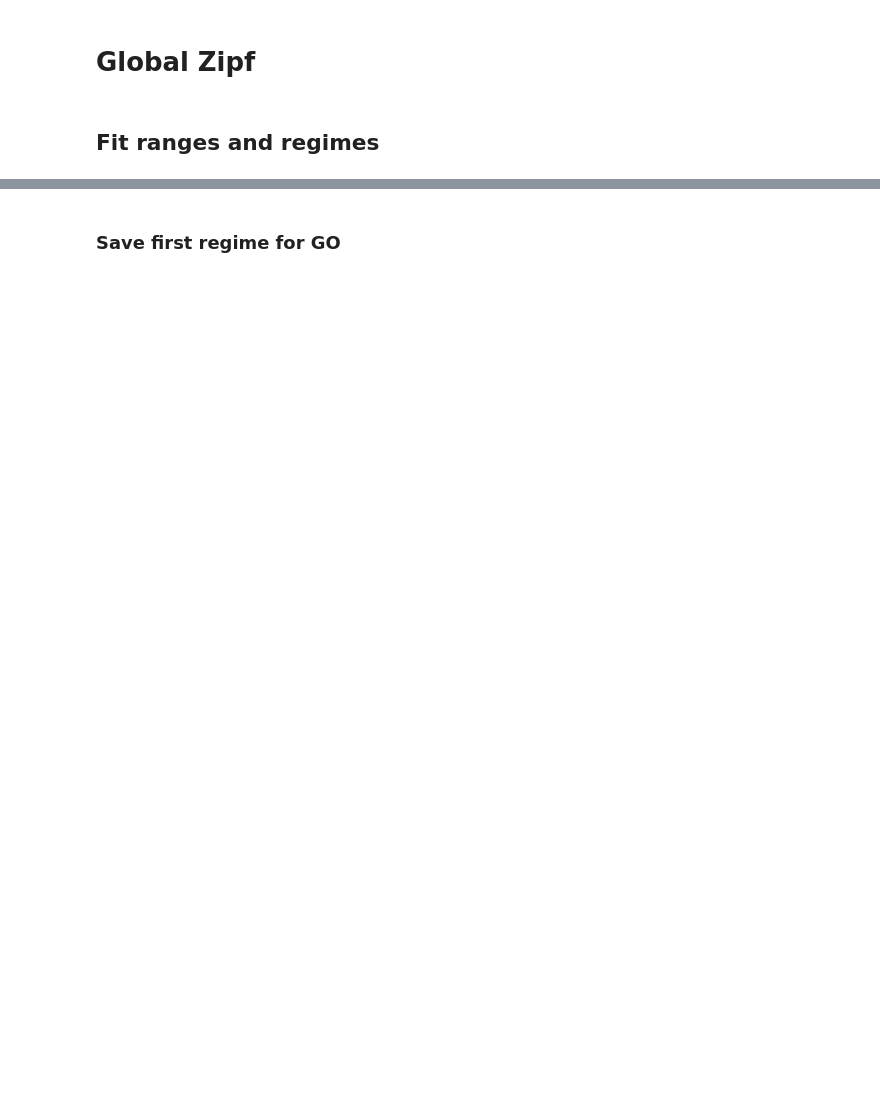
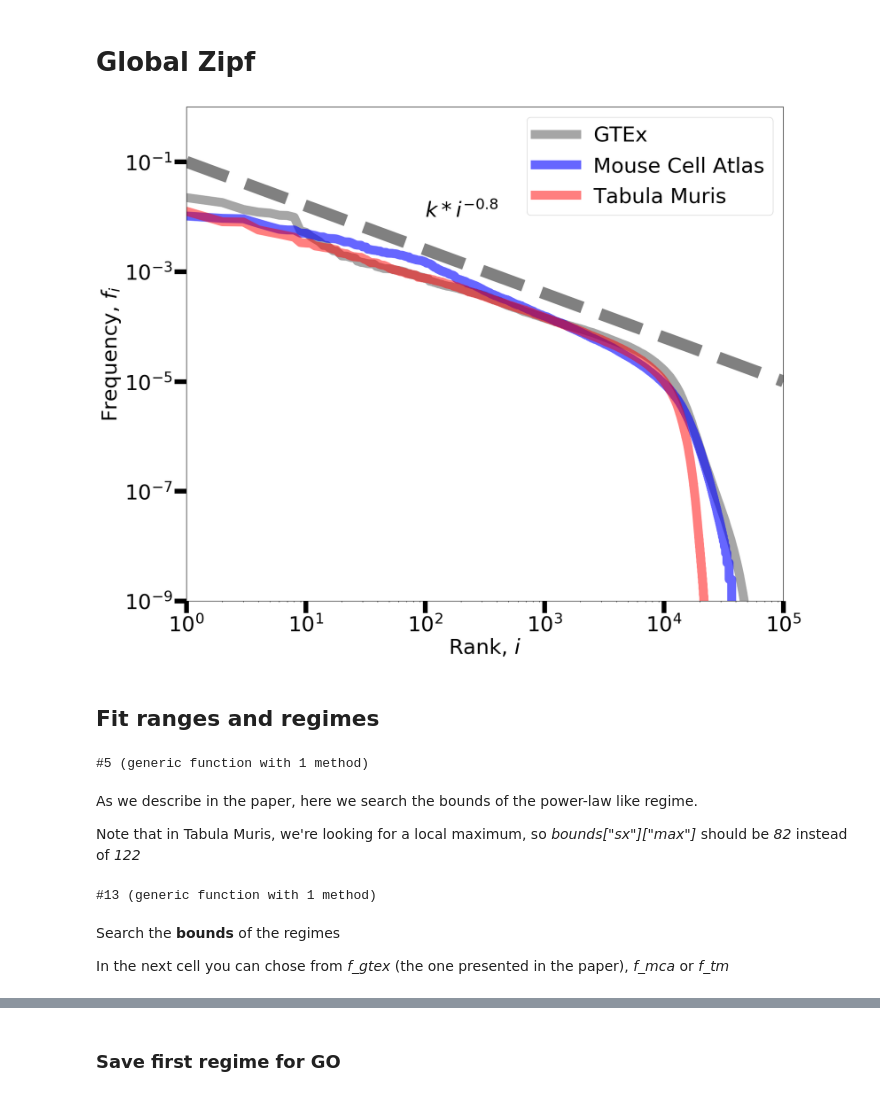
Before and after one commit to SilviaLazzardi/Emergent_Laws_in_scRNA-seq_Data, a Jupyter notebook: MouseCellAtlas/combined_analyses.ipynb, the cells around one changed output, grey strips where cells are left out. Drawn from its saved outputs; the diff is of its cells as text; code cells hidden in the pictures; blank space fills up the shorter version.

```diff
--- a/MouseCellAtlas/combined_analyses.ipynb
+++ b/MouseCellAtlas/combined_analyses.ipynb
@@ -21,49 +45,54 @@ frontiers = pyimport("frontiers_colors");
 f_gtex = CSV.read("A_gtex.dat", header=true).abundance
 f_gtex = sort(f_gtex./sum(f_gtex), rev=true);
 # %%
-f_mca = Tacos.load_pickle("MouseCellAtlas/mca/data_all.pkl")["freq"]
+f_mca = Tacos.load_pickle("mca/data_all.pkl")["freq"]
 f_mca = sort(f_mca./sum(f_mca), rev=true);
 # %%
-f_tm = Tacos.load_pickle("MouseCellAtlas/tm/data_all.pkl")["freq"]
+f_tm = Tacos.load_pickle("tm/data_all.pkl")["freq"]
 f_tm = sort(f_tm./sum(f_tm), rev=true);
 # %%
 fig, ax = PyPlot.subplots(figsize=(18,15))
 
 X = collect(1:1e5)
 
 ax.plot(X,[1e-1*x^-0.8 for x in X], lw=20, ls="--", color="gray")
 
-#ax.plot(f_gtex, label="GTEx", lw=15, color="gray", alpha=0.7)
+ax.plot(f_gtex, label="GTEx", lw=15, color="gray", alpha=0.7)
 ax.plot(f_mca, label="Mouse Cell Atlas", lw=15, color="blue", alpha=0.6)
-#ax.plot(f_tm, label="Tabula Muris", lw=15, color="red", alpha=0.5)
+ax.plot(f_tm, label="Tabula Muris", lw=15, color="red", alpha=0.5)
 
 
 ax.annotate(L"$k*i^{-0.8}$", (1e2,1e-2), fontsize=35)
 
 
 ax.legend(fontsize=35)
 ax.set_yscale("log")
 ax.set_xscale("log")
 
 ax.tick_params(labelsize=35, width=8, length=20)
 ax.set_xlabel(L"Rank, $i$", fontsize=35)
 ax.set_ylabel(L"Frequency, $f_i$", fontsize=35)
 
 ax.set_xlim(1,1e5)
 ax.set_ylim(1e-9,1e0)
 show()
 
 fig.savefig("zipf_alldatasets.pdf")
+# %% [output]
+[figure, added]
 # %% [markdown]
 ## Fit ranges and regimes
 # %%
+# fit the power law
 fit_func = function(X, p)
     return p[1]*[x^(-p[2]) for x in X]
 end
-
-fit_func_exp = function(X, p)
-    return p[1]*[exp(-p[2]*x) for x in X]
-end
+# %% [output]
+#5 (generic function with 1 method)
+# %% [markdown]
+As we describe in the paper, here we search the bounds of the power-law like regime.
+
+Note that in Tabula Muris, we're looking for a local maximum, so *bounds["sx"]["max"]* should be *82* instead of *122*
 # %%
 bounds = Dict()
 
@@ -71,7 +100,7 @@ bounds["dx"] = Dict()
 bounds["sx"] = Dict()
 
 bounds["sx"]["min"]=2
-bounds["sx"]["max"]=122
+bounds["sx"]["max"]=122 # for tm should be 82
 bounds["sx"]["step"]=10
 
 bounds["dx"]["min"]=5e2
@@ -102,5 +131,11 @@ optimize_fit = function(f)
     end
     return maxmimum_r2, optimal_fit, optimal_limits, Rs, bounds
 end
+# %% [output]
+#13 (generic function with 1 method)
+# %% [markdown]
+Search the **bounds** of the regimes
+
+In the next cell you can chose from *f_gtex* (the one presented in the paper), *f_mca* or *f_tm*
 # %%
 r2, fit,  limits, Rs, windows = optimize_fit(f_gtex);
```
Also changed, not shown: parts of 29 cells of this notebook, 1 other file.
